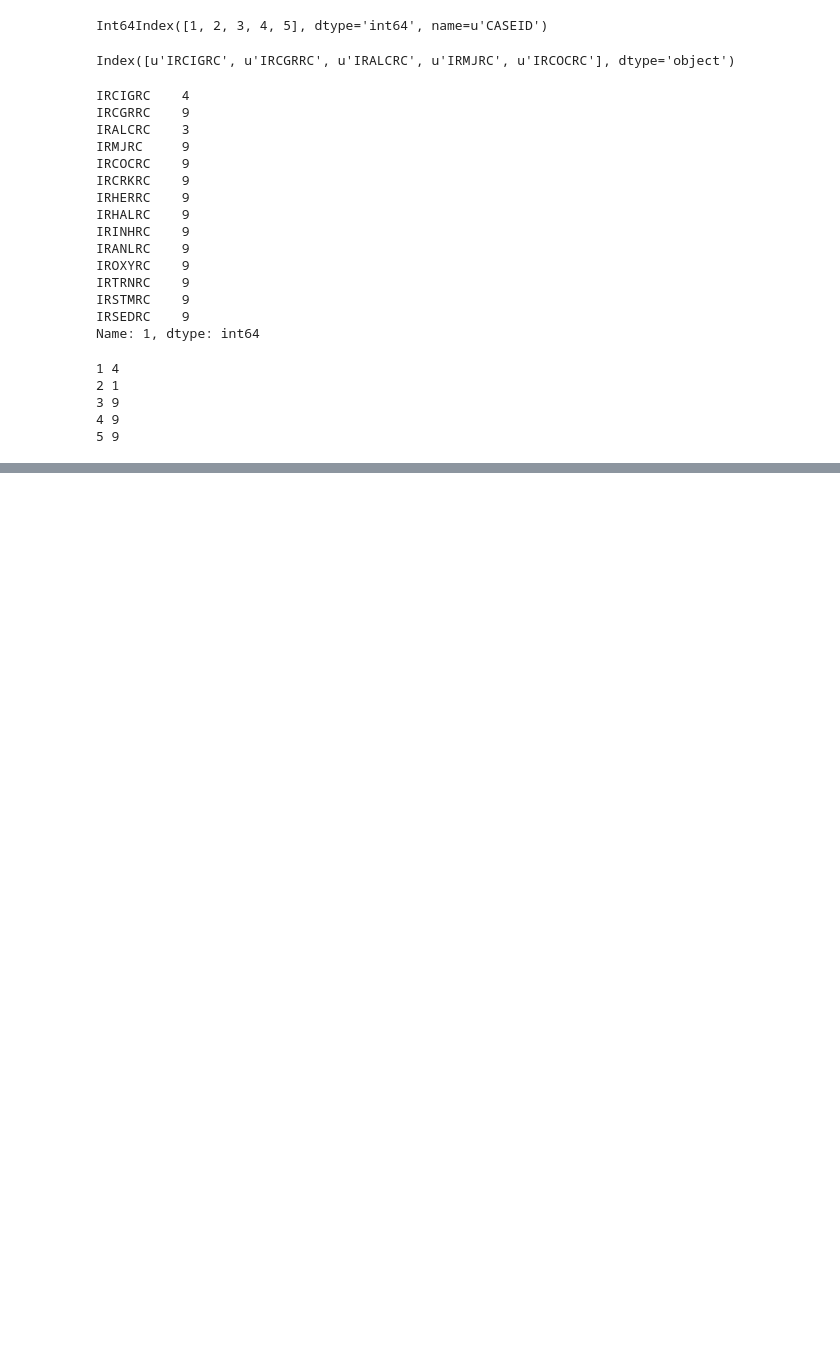
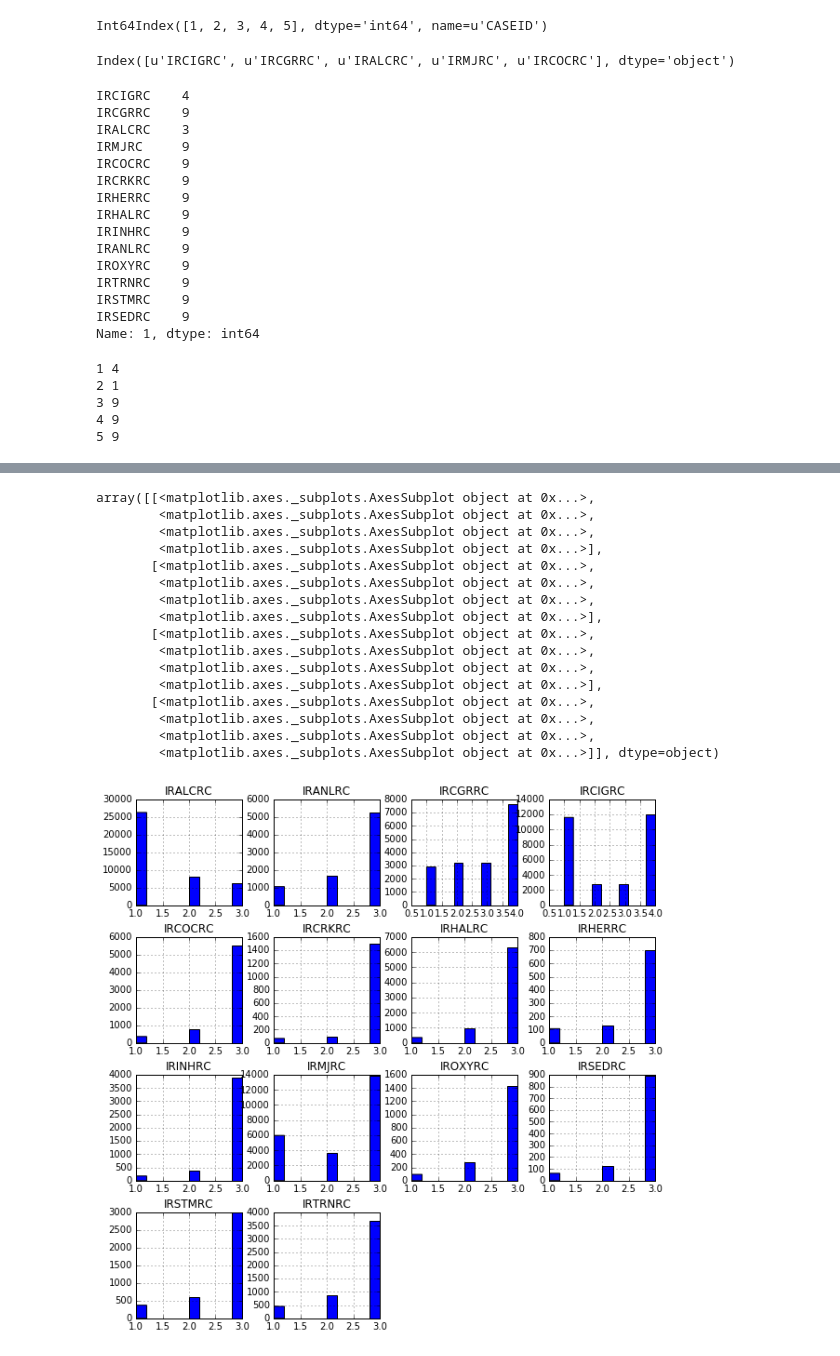
Before and after one commit to basicmachines/health_data, a Jupyter notebook: Codys NSDUH Project.ipynb, the cells around one changed output, grey strips where cells are left out. Drawn from its saved outputs; the diff is of its cells as text; code cells hidden in the pictures; blank space fills up the shorter version.

Commit message:
Added demo of histograms using .hist()

```diff
--- a/Codys NSDUH Project.ipynb
+++ b/Codys NSDUH Project.ipynb
@@ -56,10 +58,10 @@ Int64Index([4, 1, 9, 9, 9, 9, 9, 9, 9, 9,
 # %% [markdown]
 Try it again, including the actual index column this time...
 # %%
-selected_columns = ['CASEID','IRCIGRC','IRCGRRC','IRALCRC','IRMJRC','IRCOCRC','IRCRKRC',
+selected_columns = ['IRCIGRC','IRCGRRC','IRALCRC','IRMJRC','IRCOCRC','IRCRKRC',
                    'IRHERRC','IRHALRC','IRINHRC','IRANLRC','IROXYRC','IRTRNRC',
                    'IRSTMRC','IRSEDRC']
-DrugRecency = pd.read_csv('data/NSDUH-2014-DS0001-data-excel.tsv', usecols=selected_columns, sep='\t', index_col=0)
+DrugRecency = pd.read_csv('data/NSDUH-2014-DS0001-data-excel.tsv', usecols=(['CASEID'] + selected_columns), sep='\t', index_col=0)
 DrugRecency.shape
 # %% [output]
 (55271, 14)
@@ -129,3 +131,23 @@ DrugRecency.describe()
 | 50% | NaN | NaN | NaN | NaN | NaN | NaN | NaN | NaN | NaN | NaN | NaN | ... |
 | 75% | NaN | NaN | NaN | NaN | NaN | NaN | NaN | NaN | NaN | NaN | NaN | ... |
 | max | 4.000000 | 4.000000 | 3.000000 | 3.000000 | 3.000000 | 3.000000 | 3.000000 | 3.000000 | 3.000000 | 3.000000 | 3.000000 | ... |
+# %%
+DrugRecency.hist(figsize=(10, 10))
+# %% [output]
+array([[<matplotlib.axes._subplots.AxesSubplot object at 0x...>,
+        <matplotlib.axes._subplots.AxesSubplot object at 0x...>,
+        <matplotlib.axes._subplots.AxesSubplot object at 0x...>,
+        <matplotlib.axes._subplots.AxesSubplot object at 0x...>],
+       [<matplotlib.axes._subplots.AxesSubplot object at 0x...>,
+        <matplotlib.axes._subplots.AxesSubplot object at 0x...>,
+        <matplotlib.axes._subplots.AxesSubplot object at 0x...>,
+        <matplotlib.axes._subplots.AxesSubplot object at 0x...>],
+       [<matplotlib.axes._subplots.AxesSubplot object at 0x...>,
+        <matplotlib.axes._subplots.AxesSubplot object at 0x...>,
+        <matplotlib.axes._subplots.AxesSubplot object at 0x...>,
+        <matplotlib.axes._subplots.AxesSubplot object at 0x...>],
+       [<matplotlib.axes._subplots.AxesSubplot object at 0x...>,
+        <matplotlib.axes._subplots.AxesSubplot object at 0x...>,
+        <matplotlib.axes._subplots.AxesSubplot object at 0x...>,
+        <matplotlib.axes._subplots.AxesSubplot object at 0x...>]], dtype=object)
+[figure, added]
```
Also changed, not shown: parts of 11 cells of this notebook.
